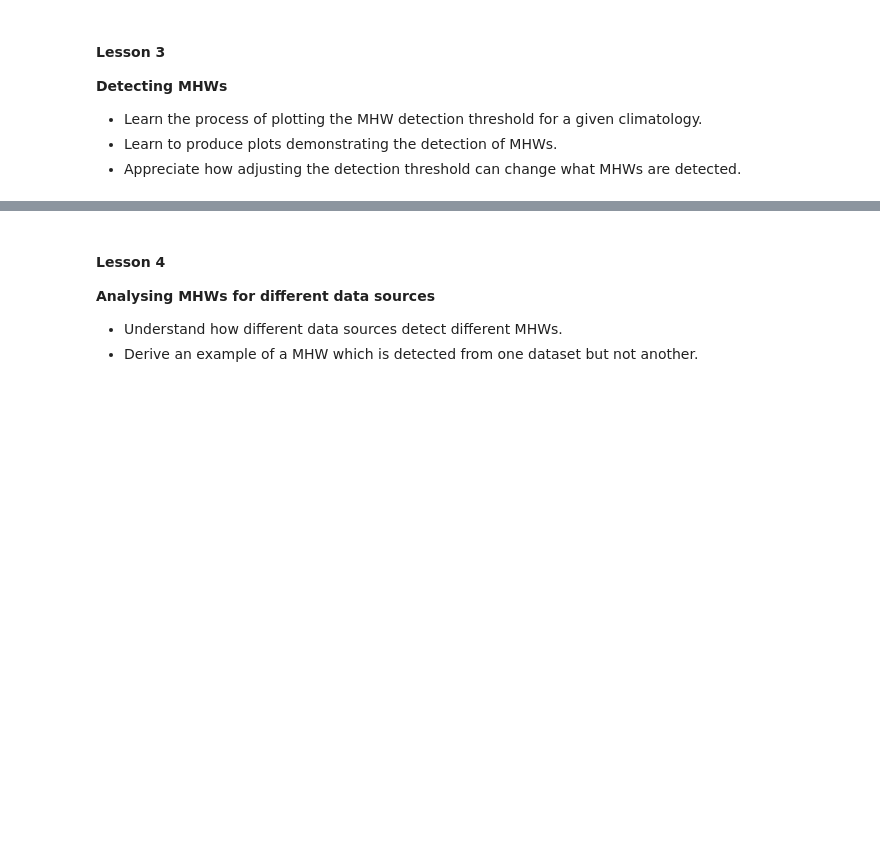
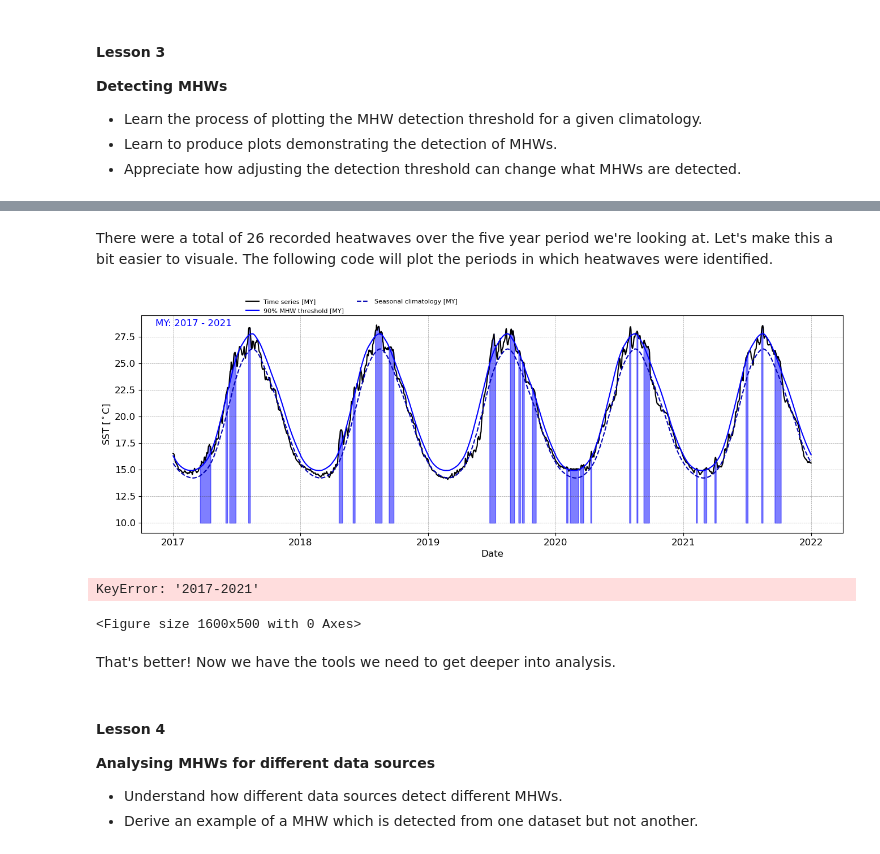
Before and after one commit to GJHSimmons/personal, a Jupyter notebook: MHWCourse.ipynb, the cells around one changed output, grey strips where cells are left out. Cells and saved outputs as stored; diff of their text form; code cells hidden in the pictures; blank space fills up the shorter version.

```diff
--- a/MHWCourse.ipynb
+++ b/MHWCourse.ipynb
@@ -298,3 +402,74 @@ Trend - R-squared (pvalue): 0.034494 K/year - 0.678777 (0.000000)
+# %% [markdown]
+There were a total of 26 recorded heatwaves over the five year period we're looking at. Let's make this a bit easier to visuale. The following code will plot the periods in which heatwaves were identified.
+# %%
+tag = "MY"
+series = "2017-2021"
+
+plt.figure(figsize=(16, 5))
+plots = []; labels = []; annot = ""
+
+working_dict = heatwaves[tag][series]
+clim_dict = heatwaves[tag]["full"]
+
+mhws = detect(working_dict["time_series"], clim_dict["xmhw_thresh"].thresh, clim_dict["xmhw_thresh"].seas)
+
+t_values = np.union1d(mhws.index_start.values, mhws.index_end.values)
+y_values = [working_dict["time_series"][int(t)] for t in t_values]
+
+p, = plt.plot(working_dict["time_series"].time, working_dict["time_series"], c = "k")
+q, = plt.plot(working_dict["time_series"].time, clim_dict['xmhw_thresh'].thresh[working_dict["time_series"].time.dt.dayofyear-1], c = (0,0,1))
+r, = plt.plot(working_dict["time_series"].time, clim_dict['xmhw_thresh'].seas[working_dict["time_series"].time.dt.dayofyear-1], c = (0,0,0.7), linestyle = "--")
+plots.append(p); plots.append(q); plots.append(r)
+labels.append(f"Time series [{tag}]"); labels.append(f"90% MHW threshold [{tag}]"); labels.append(f"Seasonal climatology [{tag}]")
+annot += "\n" + f"{tag}: {working_dict['start_year']} - {working_dict['end_year']}"
+
+#plt.vlines(t_values, 10, y_values, color = 'b', linewidth = 1, zorder = 2)
+
+for t1, t2 in zip(*[iter(t_values)]*2):
+    plt.fill_between(working_dict["time_series"].time[int(t1):int(t2)], working_dict['time_series'][int(t1):int(t2)], 10, color = 'b', alpha = 0.5)
+plt.grid(color='0.25', linestyle='--', linewidth=0.5, alpha=0.5)
+plt.legend(plots, labels,
+            frameon=False, bbox_to_anchor=(0.3, 1.10), loc='upper center', ncol=2, fontsize=8)
+plt.annotate(annot, (0.02, 0.95), xycoords="axes fraction", color='b')
+plt.xlabel(r'Date')
+plt.ylabel(r'SST [$^\circ$C]')
+plt.show()
+# %% [output]
+[figure, added]
+# %%
+tag = "NRT"
+series = "2017-2021"
+
+plt.figure(figsize=(16, 5))
+plots = []; labels = []; annot = ""
+
+working_dict = heatwaves[tag][series]
+clim_dict = heatwaves[tag]["full"]
+
+mhws = detect(working_dict["time_series"], clim_dict["xmhw_thresh"].thresh, clim_dict["xmhw_thresh"].seas)
+
+t_values = np.union1d(mhws.index_start.values, mhws.index_end.values)
+y_values = [working_dict["time_series"][int(t)] for t in t_values]
+
+p, = plt.plot(working_dict["time_series"].time, working_dict["time_series"], c = "k")
+q, = plt.plot(working_dict["time_series"].time, clim_dict['xmhw_thresh'].thresh[working_dict["time_series"].time.dt.dayofyear-1], c = (0,0,1))
+r, = plt.plot(working_dict["time_series"].time, clim_dict['xmhw_thresh'].seas[working_dict["time_series"].time.dt.dayofyear-1], c = (0,0,0.7), linestyle = "--")
+plots.append(p); plots.append(q); plots.append(r)
+labels.append(f"Time series [{tag}]"); labels.append(f"90% MHW threshold [{tag}]"); labels.append(f"Seasonal climatology [{tag}]")
+annot += "\n" + f"{tag}: {working_dict['start_year']} - {working_dict['end_year']}"
+
+#plt.vlines(t_values, 10, y_values, color = 'b', linewidth = 1, zorder = 2)
+
+for t1, t2 in zip(*[iter(t_values)]*2):
+    plt.fill_between(working_dict["time_series"].time[int(t1):int(t2)], working_dict['time_series'][int(t1):int(t2)], 10, color = 'b', alpha = 0.5)
+plt.grid(color='0.25', linestyle='--', linewidth=0.5, alpha=0.5)
+
+plt.show()
+# %% [output]
+KeyError: '2017-2021'
+<Figure size 1600x500 with 0 Axes>
+# %% [markdown]
+That's better! Now we have the tools we need to get deeper into analysis.
 # %% [markdown]
 #### Lesson 4
 
```
Also changed, not shown: parts of 32 cells of this notebook.
